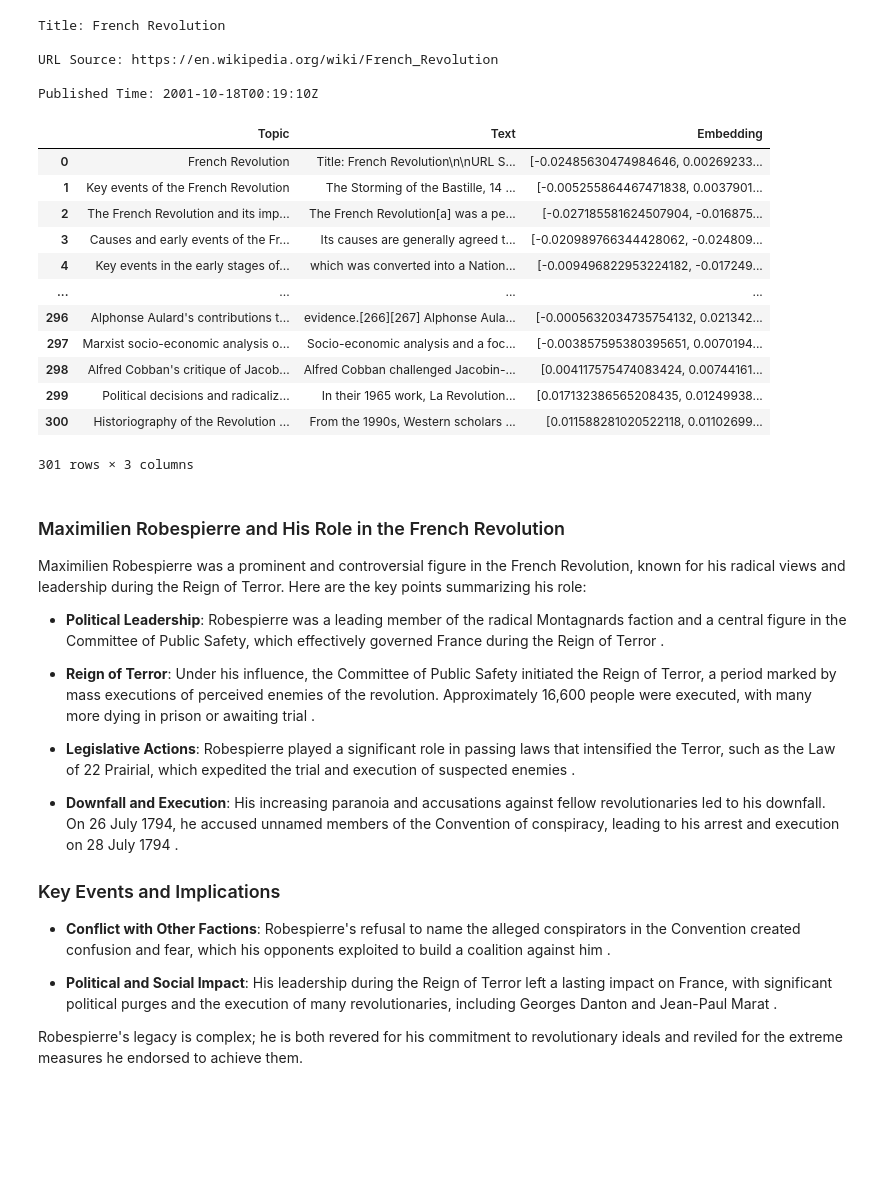
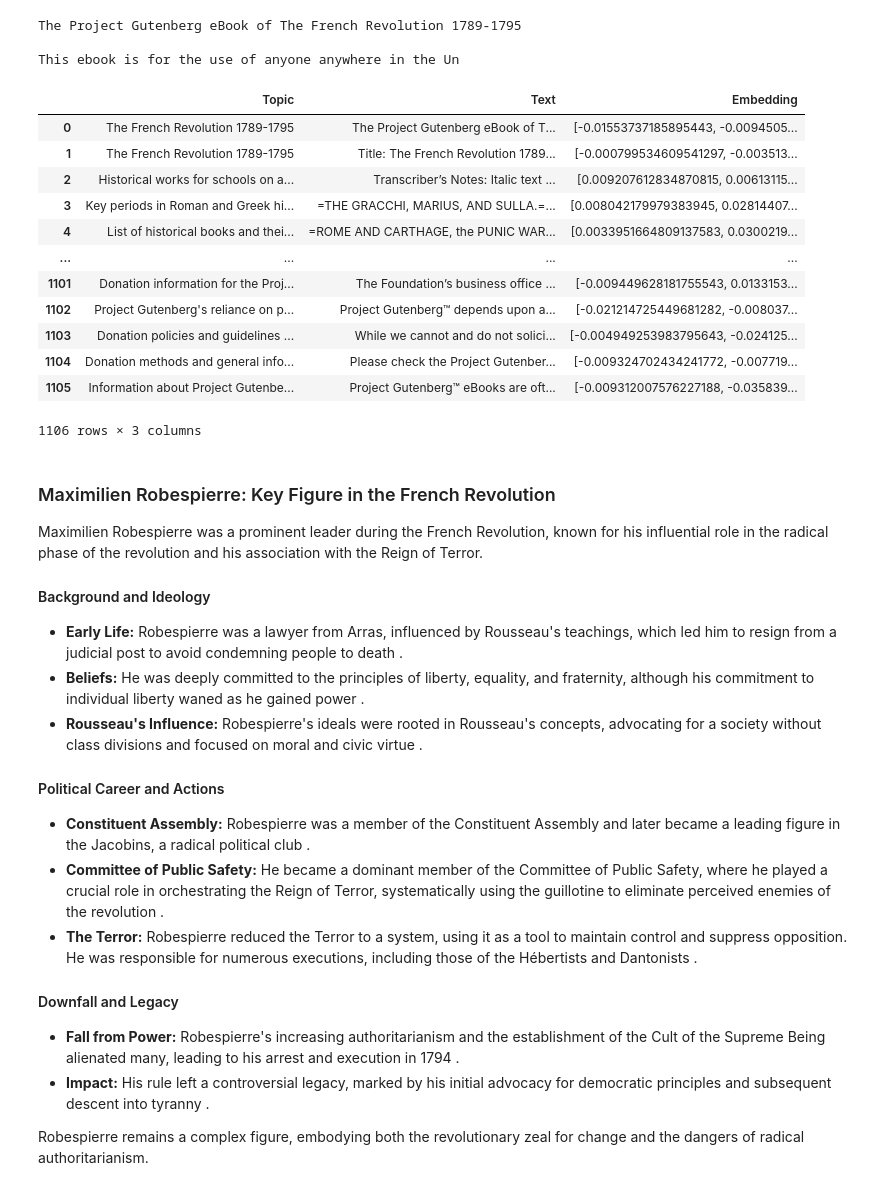
Before and after one commit to intellectronica/battle-of-the-semantics, a Jupyter notebook: battle-of-the-semantics.ipynb, the cells around one changed output. Drawn from its saved outputs; the diff is of its cells as text; code cells hidden in the pictures; blank space fills up the shorter version.

Commit message:
book instead of wikipedia

```diff
--- a/battle-of-the-semantics.ipynb
+++ b/battle-of-the-semantics.ipynb
@@ -30,72 +30,70 @@ import os
 
 if not os.path.exists('data'): os.makedirs('data')
 
-if not os.path.exists('data/french_revolution.md'):
-  french_revolution = requests.get("https://r.jina.ai/https://en.wikipedia.org/wiki/French_Revolution").text.split('\nSee also')[0]
-  with open('data/french_revolution.md', 'w') as f:
+if not os.path.exists('data/french_revolution.txt'):
+  french_revolution = requests.get("https://www.gutenberg.org/cache/epub/71688/pg71688.txt").text
+  with open('data/french_revolution.txt', 'w') as f:
     f.write(french_revolution)
 else:
-  with open('data/french_revolution.md', 'r') as f:
+  with open('data/french_revolution.txt', 'r') as f:
     french_revolution = f.read()
 
 print(french_revolution[:123])
 # %% [output]
-Title: French Revolution
+The Project Gutenberg eBook of The French Revolution 1789-1795
 
-URL Source: https://en.wikipedia.org/wiki/French_Revolution
-
-Published Time: 2001-10-18T00:19:10Z
+This ebook is for the use of anyone anywhere in the Un
 # %%
-from langchain.text_splitter import MarkdownTextSplitter
+from langchain.text_splitter import RecursiveCharacterTextSplitter
 import pandas as pd
 
 if not os.path.exists('data/embeddings.parquet'):
   embeddings = pd.DataFrame(columns=['Topic', 'Text', 'Embedding'])
 
-  splitter = MarkdownTextSplitter(chunk_size=500, chunk_overlap=250)
+  splitter = RecursiveCharacterTextSplitter(chunk_size=1000, chunk_overlap=500)
 
   chunks = splitter.split_text(french_revolution)
   chunk_embeddings = oai.embeddings.create(
     input=chunks,
     model=TEXT_EMBEDDING_3_LARGE_MODEL_NAME
   )
   for i, chunk in enumerate(chunks):
     try:
       topic = oai.chat.completions.create(
         model=GPT_4_O_MODEL_NAME,
         messages=[
           {
             "role": "system",
             "content": ("Read the user-provided text carefully and output its topic as a short sentence. "
                         "For example: 'Key events in the life of George Washington', 'Inflation in the Weimar republic'. "
                         "Do not add any additional text such as punctuation, markup, or quoting. Only output the topic.")},
           {"role": "user", "content": chunk}
         ],
         max_tokens=23,
         temperature=0.5,
       ).choices[0].message.content
     except Exception:
       pass
     embeddings.loc[len(embeddings)] = [topic or chunk[:23], chunk, chunk_embeddings.data[i].embedding]
   embeddings.to_parquet('data/embeddings.parquet')
 else:
   embeddings = pd.read_parquet('data/embeddings.parquet')
 
 embeddings
 # %% [output]
 |  | Topic | Text | Embedding |
-| 0 | French Revolution | Title: French Revolution\n\nURL S... | [-0.02485630474984646, 0.00269233... |
-| 1 | Key events of the French Revolution | The Storming of the Bastille, 14 ... | [-0.005255864467471838, 0.0037901... |
-| 2 | The French Revolution and its imp... | The French Revolution[a] was a pe... | [-0.027185581624507904, -0.016875... |
-| 3 | Causes and early events of the Fr... | Its causes are generally agreed t... | [-0.020989766344428062, -0.024809... |
-| 4 | Key events in the early stages of... | which was converted into a Nation... | [-0.009496822953224182, -0.017249... |
+| 0 | The French Revolution 1789-1795 | ﻿The Project Gutenberg eBook of T... | [-0.01553737185895443, -0.0094505... |
+| 1 | The French Revolution 1789-1795 | Title: The French Revolution 1789... | [-0.000799534609541297, -0.003513... |
+| 2 | Historical works for schools on a... | Transcriber’s Notes: Italic text ... | [0.009207612834870815, 0.00613115... |
+| 3 | Key periods in Roman and Greek hi... | =THE GRACCHI, MARIUS, AND SULLA.=... | [0.008042179979383945, 0.02814407... |
+| 4 | List of historical books and thei... | =ROME AND CARTHAGE, the PUNIC WAR... | [0.0033951664809137583, 0.0300219... |
 | ... | ... | ... | ... |
-| 296 | Alphonse Aulard's contributions t... | evidence.[266][267] Alphonse Aula... | [-0.0005632034735754132, 0.021342... |
-| 297 | Marxist socio-economic analysis o... | Socio-economic analysis and a foc... | [-0.003857595380395651, 0.0070194... |
-| 298 | Alfred Cobban's critique of Jacob... | Alfred Cobban challenged Jacobin-... | [0.004117575474083424, 0.00744161... |
-| 299 | Political decisions and radicaliz... | In their 1965 work, La Revolution... | [0.017132386565208435, 0.01249938... |
-| 300 | Historiography of the Revolution ... | From the 1990s, Western scholars ... | [0.011588281020522118, 0.01102699... |
+| 1101 | Donation information for the Proj... | The Foundation’s business office ... | [-0.009449628181755543, 0.0133153... |
+| 1102 | Project Gutenberg's reliance on p... | Project Gutenberg™ depends upon a... | [-0.021214725449681282, -0.008037... |
+| 1103 | Donation policies and guidelines ... | While we cannot and do not solici... | [-0.004949253983795643, -0.024125... |
+| 1104 | Donation methods and general info... | Please check the Project Gutenber... | [-0.009324702434241772, -0.007719... |
+| 1105 | Information about Project Gutenbe... | Project Gutenberg™ eBooks are oft... | [-0.009312007576227188, -0.035839... |
-301 rows × 3 columns
+1106 rows × 3 columns
 # %%
 import numpy as np
 import tiktoken
@@ -157,25 +155,25 @@ result = ask_embeddings('Who was Robespierre and what was his role in the French
 
 Markdown(result)
 # %% [output]
-### Maximilien Robespierre and His Role in the French Revolution
+### Maximilien Robespierre: Key Figure in the French Revolution
 
-Maximilien Robespierre was a prominent and controversial figure in the French Revolution, known for his radical views and leadership during the Reign of Terror. Here are the key points summarizing his role:
+Maximilien Robespierre was a prominent leader during the French Revolution, known for his influential role in the radical phase of the revolution and his association with the Reign of Terror.
 
-- **Political Leadership**: Robespierre was a leading member of the radical Montagnards faction and a central figure in the Committee of Public Safety, which effectively governed France during the Reign of Terror .
+#### Background and Ideology
+- **Early Life:** Robespierre was a lawyer from Arras, influenced by Rousseau's teachings, which led him to resign from a judicial post to avoid condemning people to death .
+- **Beliefs:** He was deeply committed to the principles of liberty, equality, and fraternity, although his commitment to individual liberty waned as he gained power .
+- **Rousseau's Influence:** Robespierre's ideals were rooted in Rousseau's concepts, advocating for a society without class divisions and focused on moral and civic virtue .
 
-- **Reign of Terror**: Under his influence, the Committee of Public Safety initiated the Reign of Terror, a period marked by mass executions of perceived enemies of the revolution. Approximately 16,600 people were executed, with many more dying in prison or awaiting trial .
+#### Political Career and Actions
+- **Constituent Assembly:** Robespierre was a member of the Constituent Assembly and later became a leading figure in the Jacobins, a radical political club .
+- **Committee of Public Safety:** He became a dominant member of the Committee of Public Safety, where he played a crucial role in orchestrating the Reign of Terror, systematically using the guillotine to eliminate perceived enemies of the revolution .
+- **The Terror:** Robespierre reduced the Terror to a system, using it as a tool to maintain control and suppress opposition. He was responsible for numerous executions, including those of the Hébertists and Dantonists .
 
-- **Legislative Actions**: Robespierre played a significant role in passing laws that intensified the Terror, such as the Law of 22 Prairial, which expedited the trial and execution of suspected enemies .
+#### Downfall and Legacy
+- **Fall from Power:** Robespierre's increasing authoritarianism and the establishment of the Cult of the Supreme Being alienated many, leading to his arrest and execution in 1794 .
+- **Impact:** His rule left a controversial legacy, marked by his initial advocacy for democratic principles and subsequent descent into tyranny .
 
-- **Downfall and Execution**: His increasing paranoia and accusations against fellow revolutionaries led to his downfall. On 26 July 1794, he accused unnamed members of the Convention of conspiracy, leading to his arrest and execution on 28 July 1794 .
-
-### Key Events and Implications
-
-- **Conflict with Other Factions**: Robespierre's refusal to name the alleged conspirators in the Convention created confusion and fear, which his opponents exploited to build a coalition against him .
-
-- **Political and Social Impact**: His leadership during the Reign of Terror left a lasting impact on France, with significant political purges and the execution of many revolutionaries, including Georges Danton and Jean-Paul Marat .
-
-Robespierre's legacy is complex; he is both revered for his commitment to revolutionary ideals and reviled for the extreme measures he endorsed to achieve them.
+Robespierre remains a complex figure, embodying both the revolutionary zeal for change and the dangers of radical authoritarianism.
 # %%
 result = ask_embeddings('Timeline of the French revolution')
 
```
Also changed, not shown: parts of 6 cells of this notebook.
